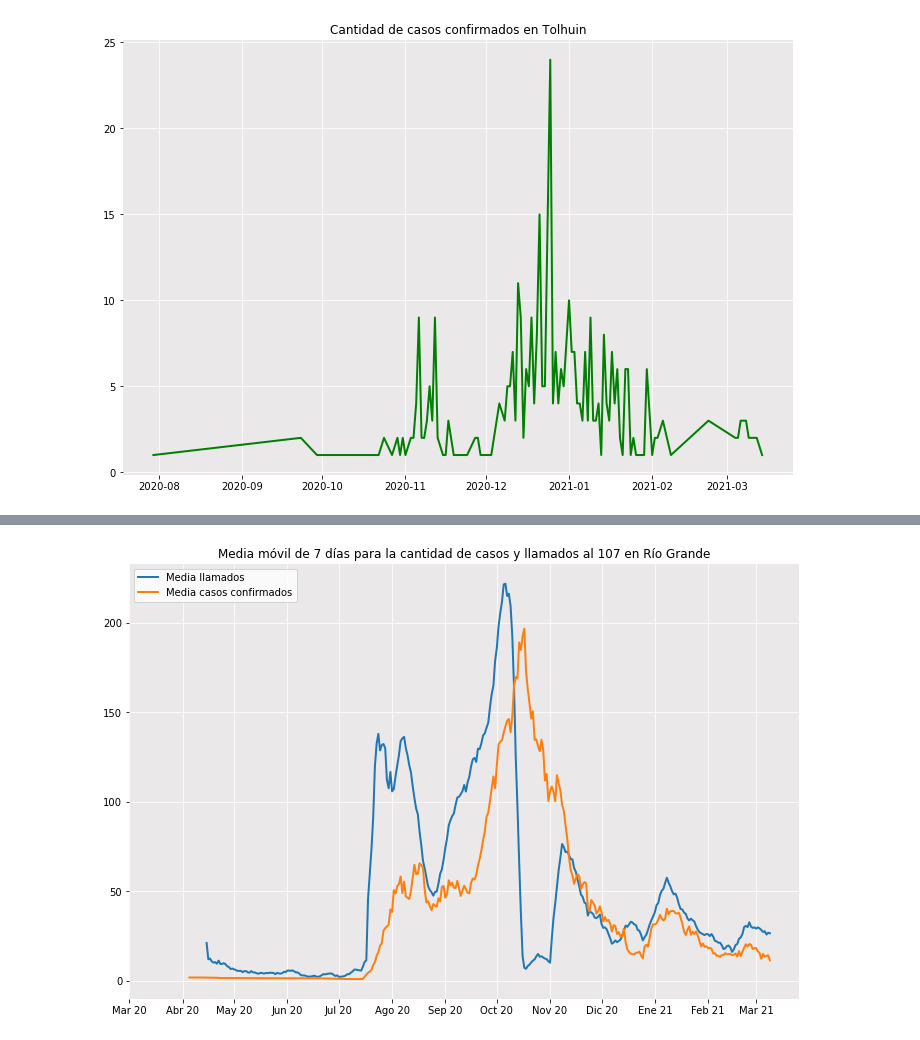
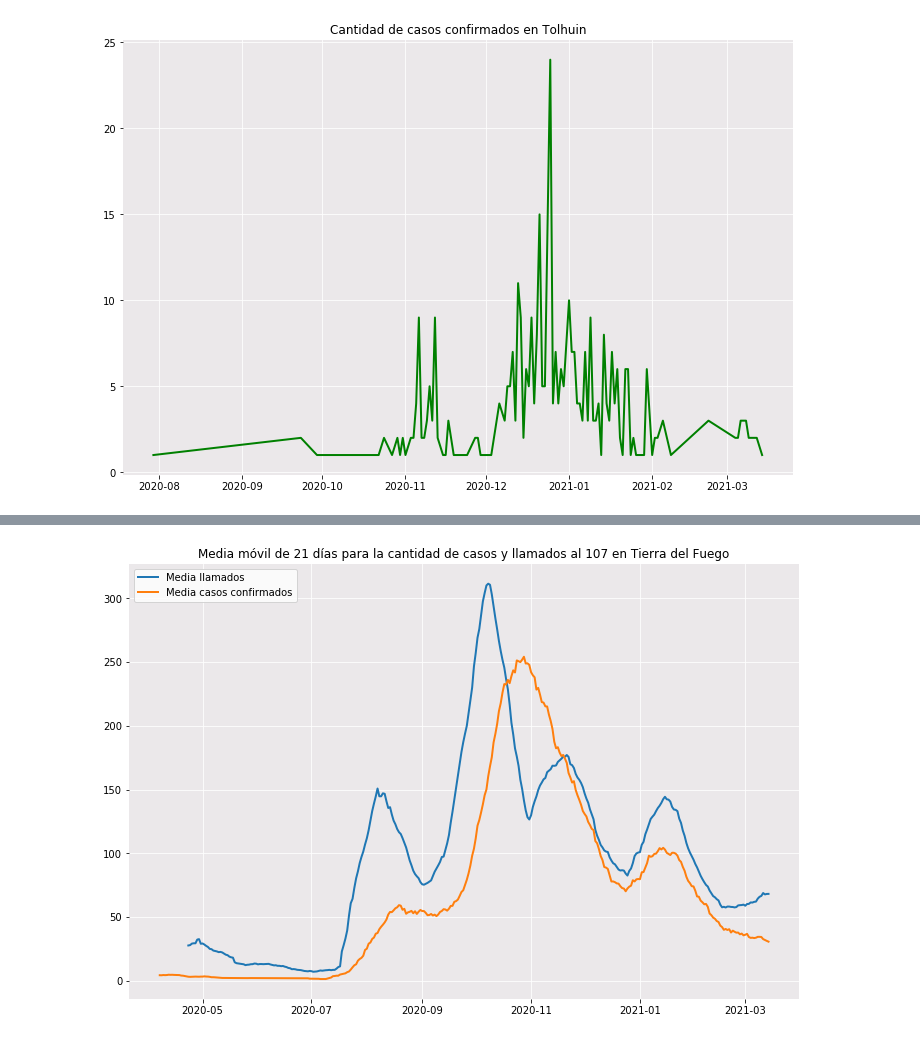
Before and after one commit to cguillamet/Monitoreo-COVID-19, a Jupyter notebook: Monitoreo_Python.ipynb, the cells around one changed output, grey strips where cells are left out. Drawn from its saved outputs; the diff is of its cells as text; code cells hidden in the pictures.

```diff
--- a/Monitoreo_Python.ipynb
+++ b/Monitoreo_Python.ipynb
@@ -238,30 +252,0 @@ plt.show()
-# %%
-# Medias móviles Río Grande
-
-conf_rg["Media"] = conf_rg["Cantidad"].rolling(7).mean()
-conf_rg["Referencia"] = "Media casos confirmados"
-llam_rg2["Media"] = llam_rg2["Cantidad"].rolling(7).mean()
-llam_rg2["Referencia"] = "Media llamados"
-medias = pd.merge(conf_rg, llam_rg2, on = ["Fecha","Referencia", "Media"], how = "outer", indicator = True)
-medias = medias.sort_values("Fecha")
-
-
-medias_set = set(medias["Referencia"])
-plot12 = plt.figure(12)
-for media in medias_set:
-    selected_data = medias.loc[medias["Referencia"] == media]
-    plt.plot(selected_data["Fecha"], selected_data["Media"], label = media, linewidth = 2)
-plt.legend(loc = "upper left")
-plt.grid(color = "white") #grilla de fondo
-plt.xticks(["2020-03","2020-04","2020-05","2020-06","2020-07","2020-08","2020-09","2020-10","2020-11","2020-12","2021-01","2021-02","2021-03"],["Mar 20","Abr 20","May 20","Jun 20","Jul 20","Ago 20", "Sep 20", "Oct 20", "Nov 20", "Dic 20", "Ene 21", "Feb 21", "Mar 21"])
-plt.title("Media móvil de 7 días para la cantidad de casos y llamados al 107 en Río Grande")
-plot12.set_size_inches(12,8)
-ax = plt.gca()
-ax.set_facecolor("#EBE8EA") #color de fondo
-ax.spines["bottom"].set_visible(False) #saca los bordes del gráfico
-ax.spines["right"].set_visible(False) #saca los bordes del gráfico
-ax.spines["left"].set_visible(False) #saca los bordes del gráfico
-ax.spines["top"].set_visible(False) #saca los bordes del gráfico
-plt.show()
-# %% [output]
-[figure, removed]
@@ -289,0 +253,9 @@ conf_ge_tol = conf_ge_tol.sort_values("Grupo etario")
+# %%
+# Medias móviles para Tierra del Fuego
+
+cantidad_observaciones = 21
+medias = media_movil(casos_confirmados_cuenta, "Cantidad", llamados_cuenta, "Cantidad", cantidad_observaciones)
+plt.title(f"Media móvil de {cantidad_observaciones} días para la cantidad de casos y llamados al 107 en Tierra del Fuego")
+grafico_medias(medias)
+# %% [output]
+[figure, added]
```
Also changed, not shown: parts of 29 cells of this notebook.
